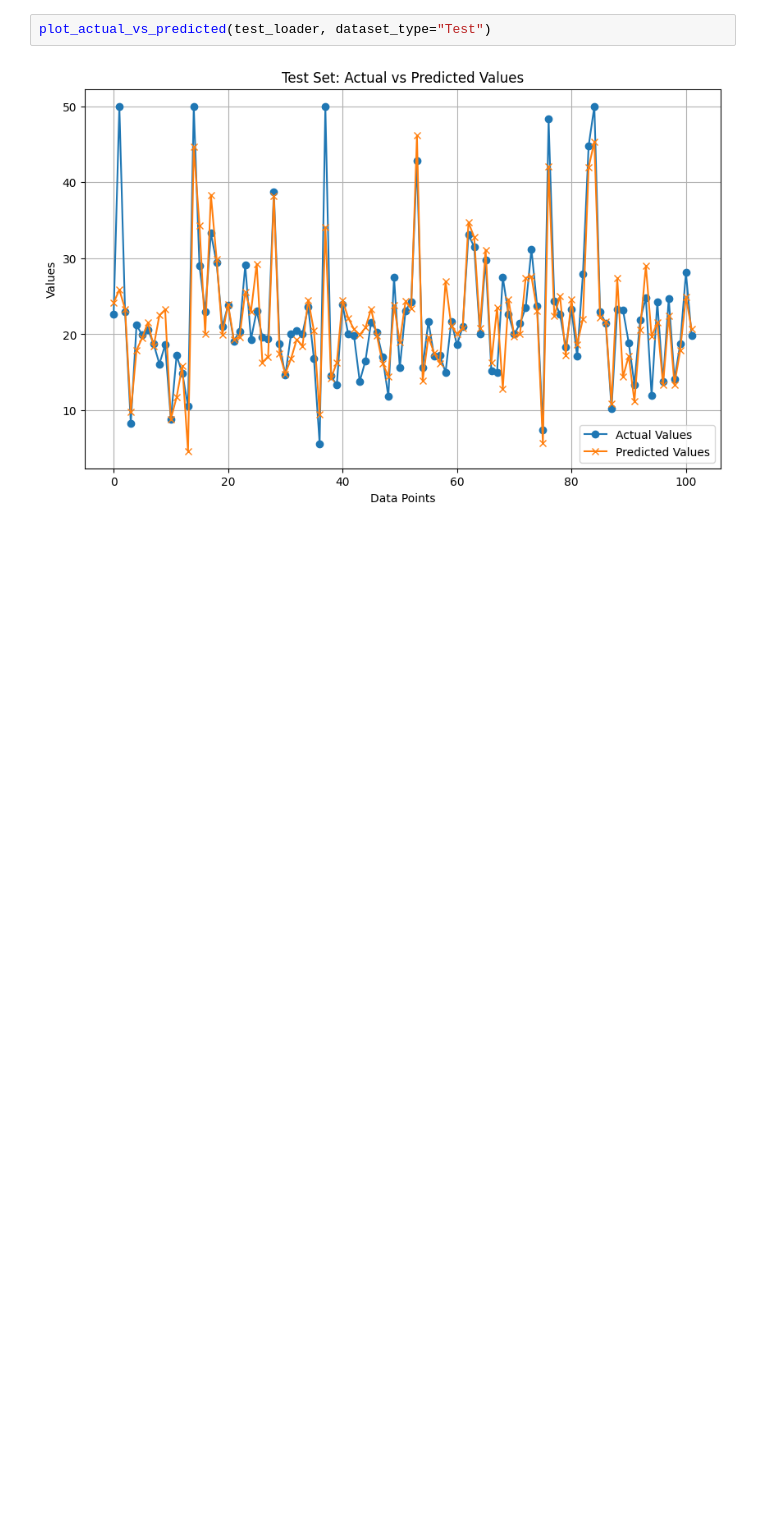
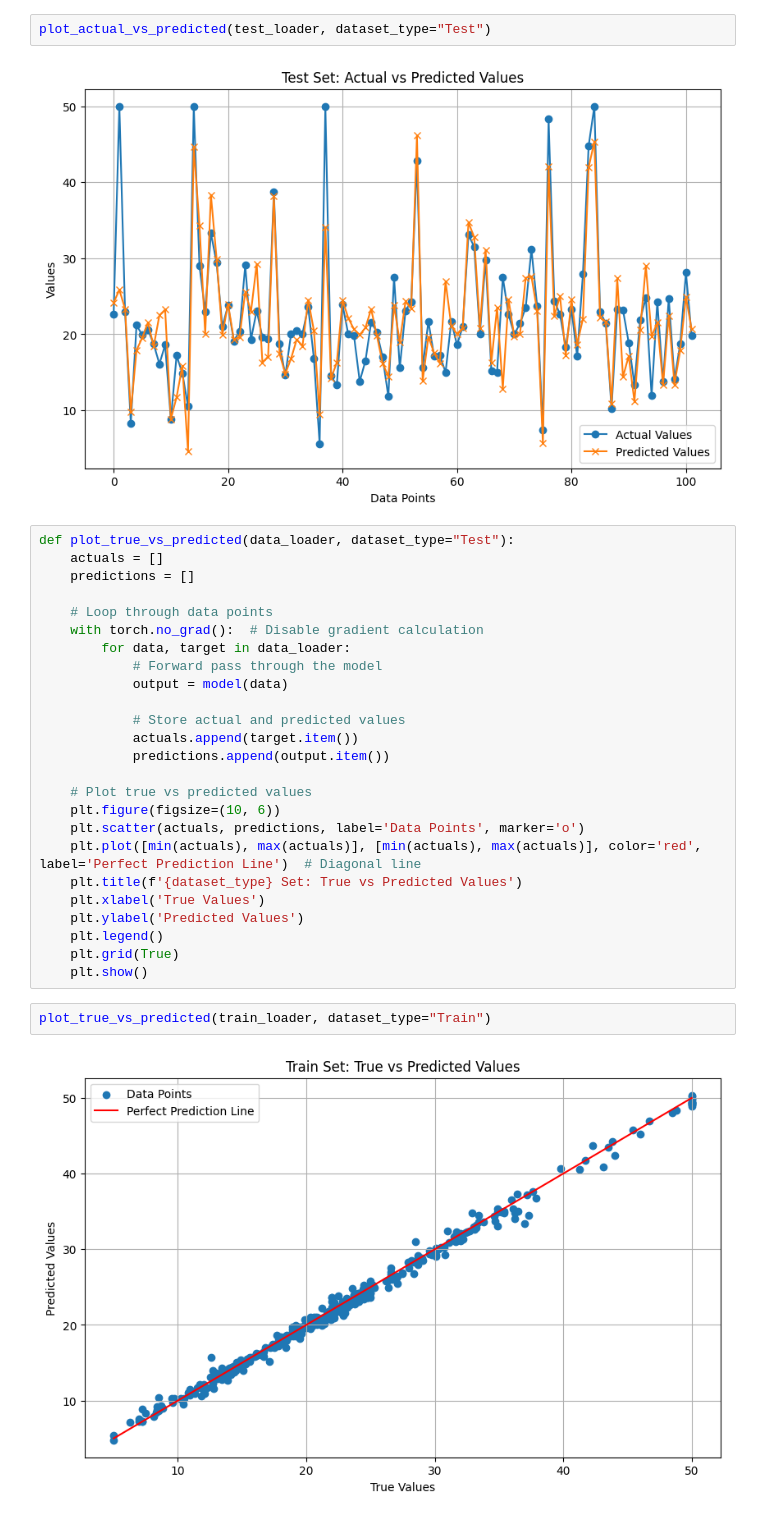
Before and after one commit to acb-code/data-science-learning, a Jupyter notebook: regression_example/regression.ipynb, the cells around one changed output. Saved outputs shown, nothing was run; the diff lists cells and outputs as text; blank space fills up the shorter version.

Commit message:
added actual by predicted

```diff
--- a/regression_example/regression.ipynb
+++ b/regression_example/regression.ipynb
@@ -194,3 +194,32 @@ plot_actual_vs_predicted(train_loader, dataset_type="Train")
 plot_actual_vs_predicted(test_loader, dataset_type="Test")
 # %% [output]
 [figure]
+# %%
+def plot_true_vs_predicted(data_loader, dataset_type="Test"):
+    actuals = []
+    predictions = []
+
+    # Loop through data points
+    with torch.no_grad():  # Disable gradient calculation
+        for data, target in data_loader:
+            # Forward pass through the model
+            output = model(data)
+
+            # Store actual and predicted values
+            actuals.append(target.item())
+            predictions.append(output.item())
+
+    # Plot true vs predicted values
+    plt.figure(figsize=(10, 6))
+    plt.scatter(actuals, predictions, label='Data Points', marker='o')
+    plt.plot([min(actuals), max(actuals)], [min(actuals), max(actuals)], color='red', label='Perfect Prediction Line')  # Diagonal line
+    plt.title(f'{dataset_type} Set: True vs Predicted Values')
+    plt.xlabel('True Values')
+    plt.ylabel('Predicted Values')
+    plt.legend()
+    plt.grid(True)
+    plt.show()
+# %%
+plot_true_vs_predicted(train_loader, dataset_type="Train")
+# %% [output]
+[figure, added]
```
Also changed, not shown: parts of 1 cell of this notebook.
